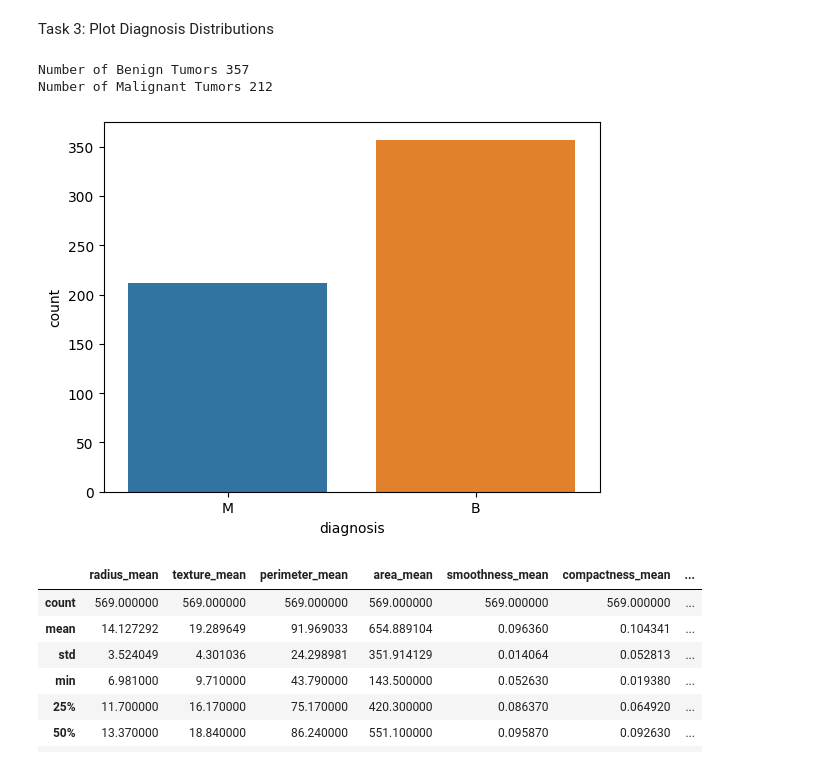
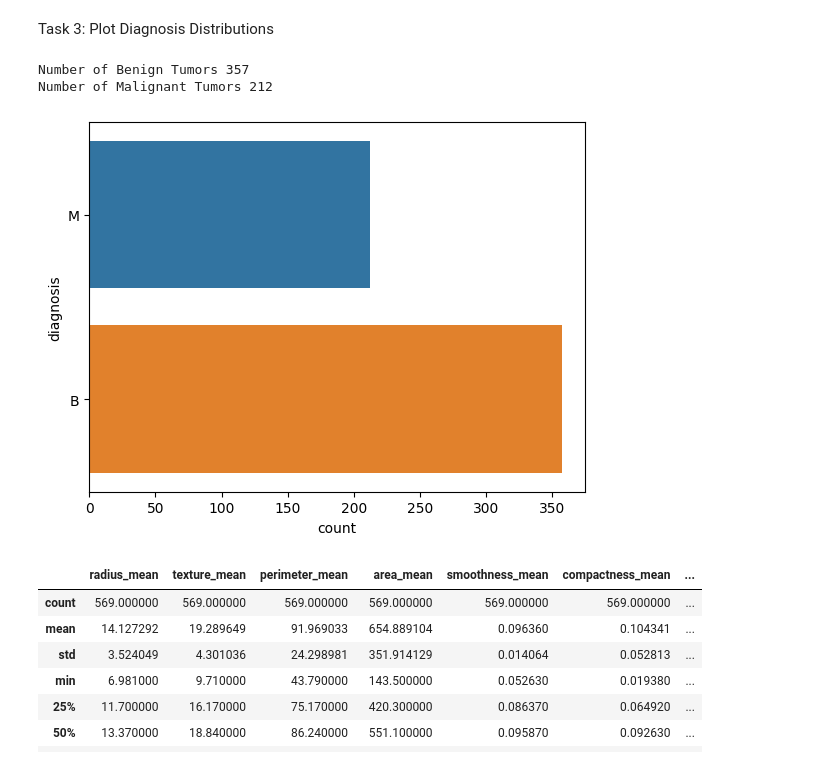
Before and after one commit to ssuish/python, a Jupyter notebook: projects/EDA/main.ipynb, the cells around one changed output. Saved outputs shown, nothing was run; the diff lists cells and outputs as text; code cells hidden in the pictures.

```diff
--- a/projects/EDA/main.ipynb
+++ b/projects/EDA/main.ipynb
@@ -84,14 +84,14 @@ x.head()
 # %% [markdown]
 Task 3: Plot Diagnosis Distributions
 # %%
-ax = sns.countplot(y, label="Count")
+ax = sns.countplot(y=y, label="Count")
 B, M = y.value_counts()
 print("Number of Benign Tumors", B)
 print("Number of Malignant Tumors", M)
 # %% [output]
 Number of Benign Tumors 357
 Number of Malignant Tumors 212
-[figure, old version]
+[figure, new version]
 # %%
 x.describe()
 # %% [output]
```
